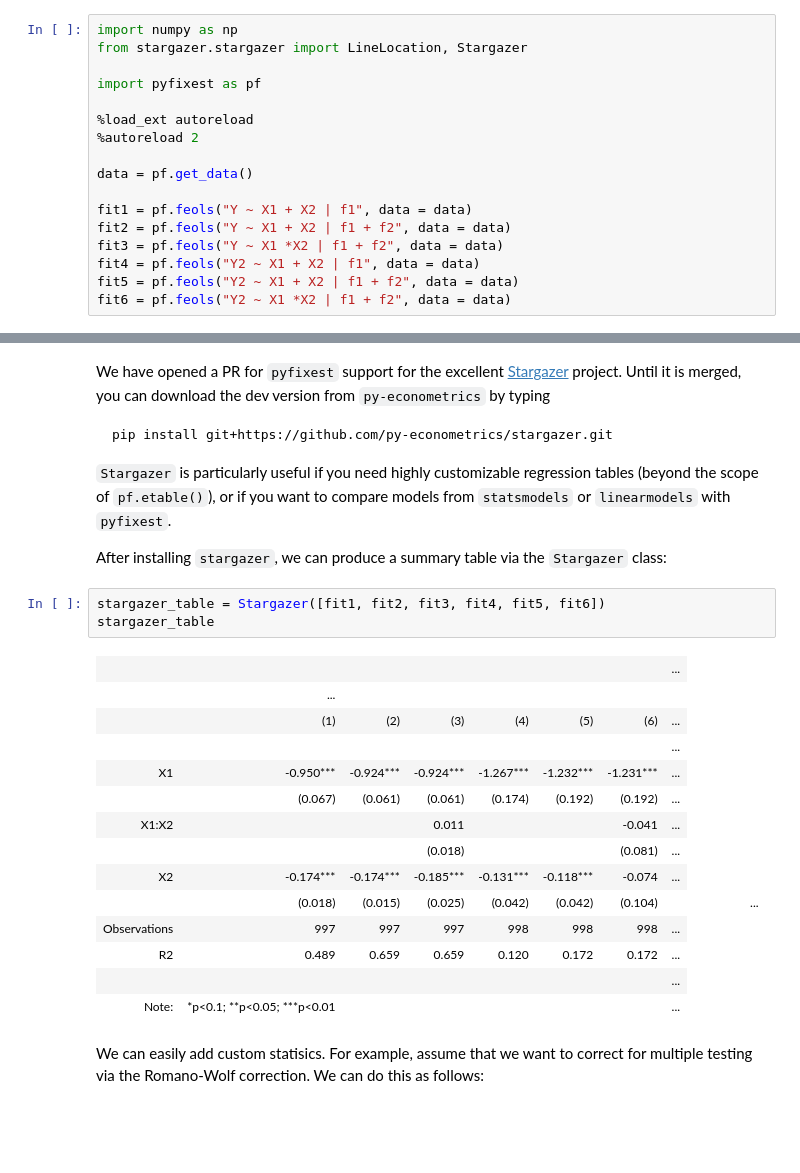
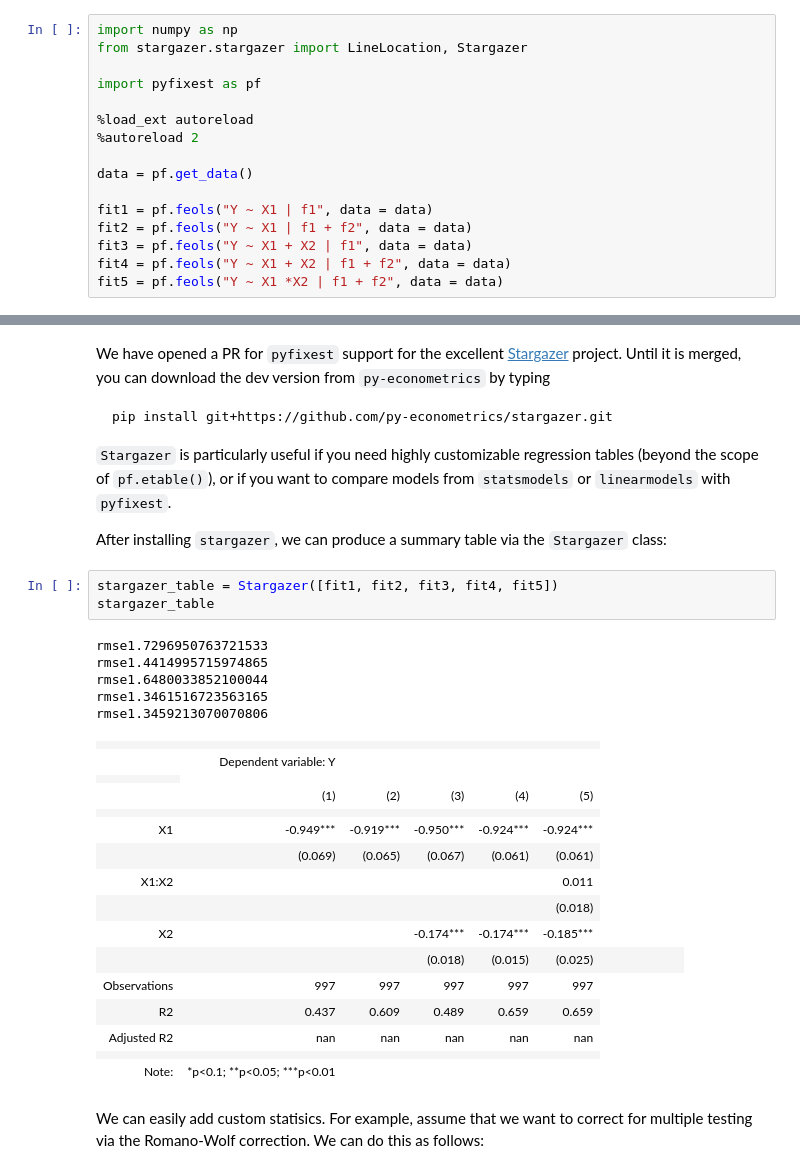
Before and after one commit to py-econometrics/pyfixest, a Jupyter notebook: docs/stargazer.ipynb, the cells around one changed output, grey strips where cells are left out. Cells and saved outputs as stored; diff of their text form; blank space fills up the shorter version.

```diff
--- a/docs/stargazer.ipynb
+++ b/docs/stargazer.ipynb
@@ -29,12 +15,11 @@ import pyfixest as pf
 
 data = pf.get_data()
 
-fit1 = pf.feols("Y ~ X1 + X2 | f1", data = data)
-fit2 = pf.feols("Y ~ X1 + X2 | f1 + f2", data = data)
-fit3 = pf.feols("Y ~ X1 *X2 | f1 + f2", data = data)
-fit4 = pf.feols("Y2 ~ X1 + X2 | f1", data = data)
-fit5 = pf.feols("Y2 ~ X1 + X2 | f1 + f2", data = data)
-fit6 = pf.feols("Y2 ~ X1 *X2 | f1 + f2", data = data)
+fit1 = pf.feols("Y ~ X1 | f1", data = data)
+fit2 = pf.feols("Y ~ X1 | f1 + f2", data = data)
+fit3 = pf.feols("Y ~ X1 + X2 | f1", data = data)
+fit4 = pf.feols("Y ~ X1 + X2 | f1 + f2", data = data)
+fit5 = pf.feols("Y ~ X1 *X2 | f1 + f2", data = data)
 # %% [output]
 [interactive output not drawn]
 [interactive output not drawn]
@@ -328,23 +236,30 @@ pip install git+https://github.com/py-econometrics/stargazer.git
 
 After installing `stargazer`, we can produce a summary table via the `Stargazer` class:
 # %%
-stargazer_table = Stargazer([fit1, fit2, fit3, fit4, fit5, fit6])
+stargazer_table = Stargazer([fit1, fit2, fit3, fit4, fit5])
 stargazer_table
 # %% [output]
+rmse1.7296950763721533
+rmse1.4414995715974865
+rmse1.6480033852100044
+rmse1.3461516723563165
+rmse1.3459213070070806
-|  |  |  |  |  |  |  | ... |
-|  | ... |
-|  | (1) | (2) | (3) | (4) | (5) | (6) | ... |
-|  |  |  |  |  |  |  | ... |
-| X1 | -0.950*** | -0.924*** | -0.924*** | -1.267*** | -1.232*** | -1.231*** | ... |
-|  | (0.067) | (0.061) | (0.061) | (0.174) | (0.192) | (0.192) | ... |
-| X1:X2 |  |  | 0.011 |  |  | -0.041 | ... |
-|  |  |  | (0.018) |  |  | (0.081) | ... |
-| X2 | -0.174*** | -0.174*** | -0.185*** | -0.131*** | -0.118*** | -0.074 | ... |
-|  | (0.018) | (0.015) | (0.025) | (0.042) | (0.042) | (0.104) |  |  |  |  |  | ... |
-| Observations | 997 | 997 | 997 | 998 | 998 | 998 | ... |
-| R2 | 0.489 | 0.659 | 0.659 | 0.120 | 0.172 | 0.172 | ... |
-|  |  |  |  |  |  |  | ... |
-| Note: | *p<0.1; **p<0.05; ***p<0.01 |  |  |  |  |  | ... |
+|  |  |  |  |  |  |
+|  | Dependent variable: Y |  |  |  |  |
+|  |
+|  | (1) | (2) | (3) | (4) | (5) |
+|  |  |  |  |  |  |
+| X1 | -0.949*** | -0.919*** | -0.950*** | -0.924*** | -0.924*** |
+|  | (0.069) | (0.065) | (0.067) | (0.061) | (0.061) |
+| X1:X2 |  |  |  |  | 0.011 |
+|  |  |  |  |  | (0.018) |
+| X2 |  |  | -0.174*** | -0.174*** | -0.185*** |
+|  |  |  | (0.018) | (0.015) | (0.025) |  |  |  |  |  |  |
+| Observations | 997 | 997 | 997 | 997 | 997 |
+| R2 | 0.437 | 0.609 | 0.489 | 0.659 | 0.659 |
+| Adjusted R2 | nan | nan | nan | nan | nan |
+|  |  |  |  |  |  |
+| Note: | *p<0.1; **p<0.05; ***p<0.01 |  |  |  |  |
 # %% [markdown]
 We can easily add custom statisics. For example, assume that we want to correct for multiple testing via the Romano-Wolf correction. We can do this as follows:
 # %%
```
Also changed, not shown: parts of 39 cells of this notebook.
